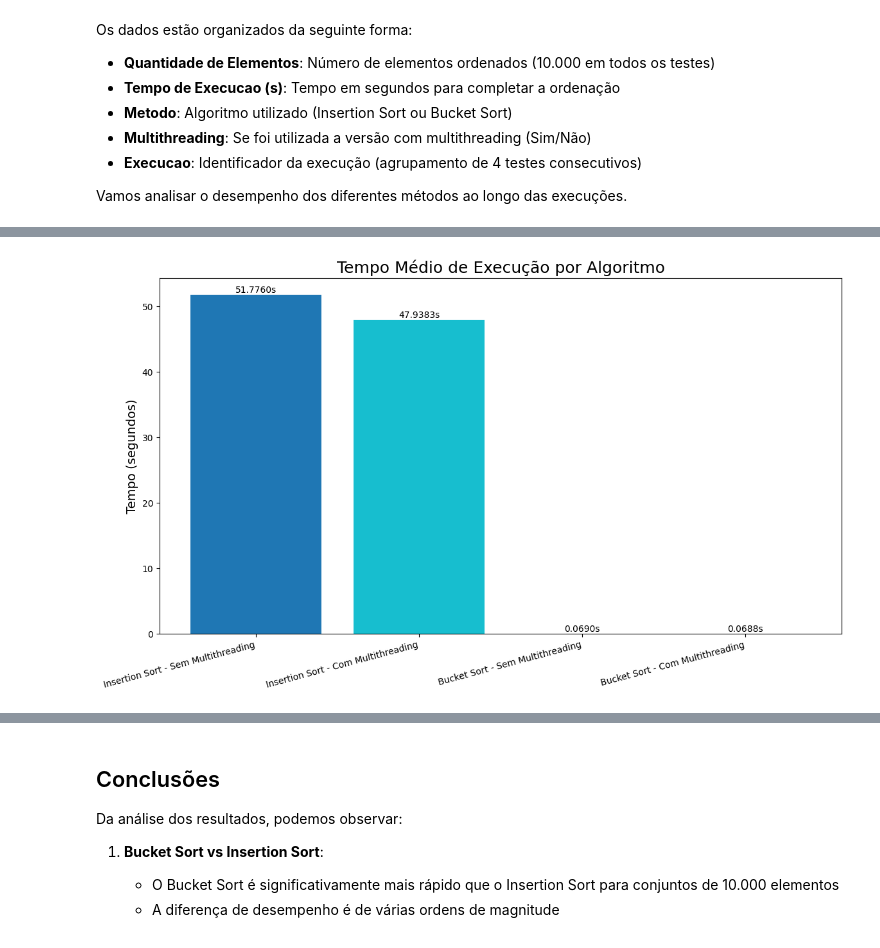
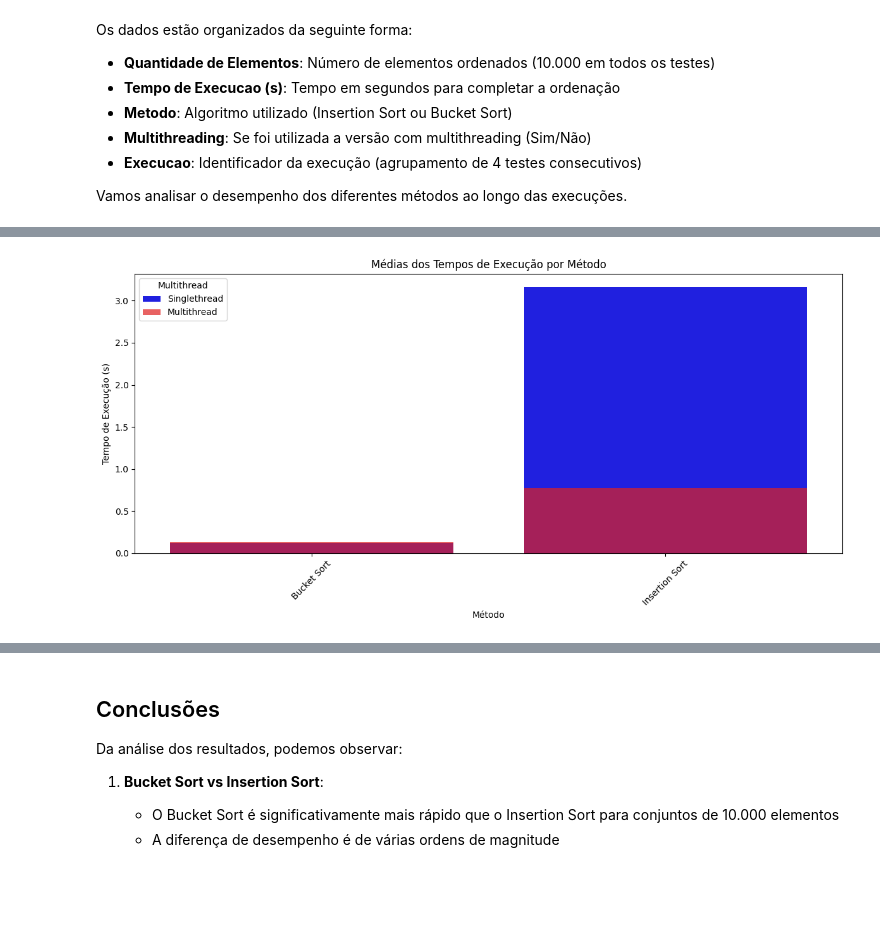
Before and after one commit to GuilhermeDeitos/TrabalhoPAA_ComparacaoInsertionSort, a Jupyter notebook: Analise.ipynb, the cells around one changed output, grey strips where cells are left out. Saved outputs shown, nothing was run; the diff lists cells and outputs as text; code cells hidden in the pictures; blank space fills up the shorter version.

```diff
--- a/Analise.ipynb
+++ b/Analise.ipynb
@@ -103,25 +187,19 @@ plt.show()
 # %%
 # Calcular médias
-medias = {metodo: np.mean(tempos) for metodo, tempos in metodos_data.items()}
+df_single = df[df['Multithread'] == 'Nao']
+df_multithread = df[df['Multithread'] == 'Sim']
+mediasSingle = df_single.groupby('Método')['Tempo de execução'].mean().to_dict()
+mediasMultithread = df_multithread.groupby('Método')['Tempo de execução'].mean().to_dict()
 
-# Criar gráfico de barras
-plt.figure(figsize=(12, 7))
-bar_colors = [cores[metodo] for metodo in medias.keys()]
-bars = plt.bar(medias.keys(), medias.values(), color=bar_colors)
-
-# Adicionar rótulos de valores
-for bar in bars:
-    height = bar.get_height()
-    plt.text(bar.get_x() + bar.get_width()/2., height,
-             f'{height:.4f}s',
-             ha='center', va='bottom', fontsize=10)
-
-plt.title('Tempo Médio de Execução por Algoritmo', fontsize=18)
-plt.ylabel('Tempo (segundos)', fontsize=14)
-plt.xticks(rotation=15, ha='right')
+# Criar gráfico de barras para médias
+plt.figure(figsize=(12, 6))
+sns.barplot(x=list(mediasSingle.keys()), y=list(mediasSingle.values()), color='blue', label='Singlethread')
+sns.barplot(x=list(mediasMultithread.keys()), y=list(mediasMultithread.values()), color='red', label='Multithread', alpha=0.7)
+plt.title('Médias dos Tempos de Execução por Método')
+plt.xlabel('Método')
+plt.ylabel('Tempo de Execução (s)')
+plt.legend(title='Multithread', loc='upper left')
+plt.xticks(rotation=45)
 plt.tight_layout()
-
-plt.savefig('./Arquivos/output/grafico_medias.png', dpi=300)
-plt.show()
 # %% [output]
-[figure, old version]
+[figure, new version]
```
Also changed, not shown: parts of 12 cells of this notebook, 21 other files.
